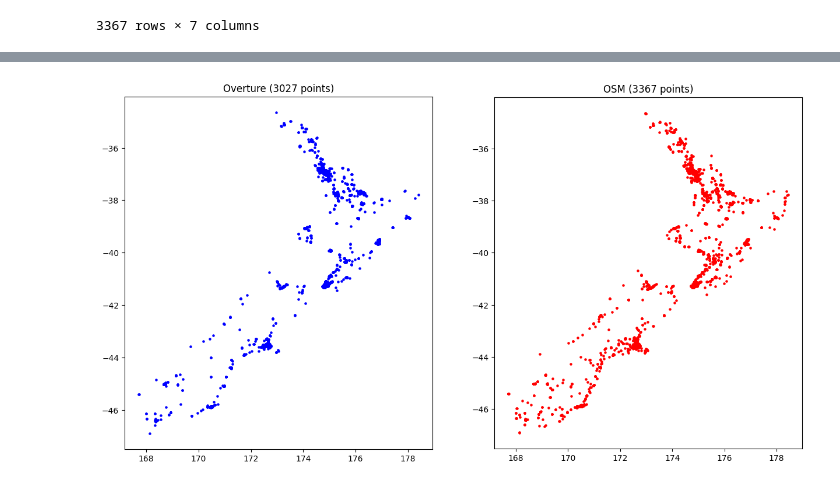
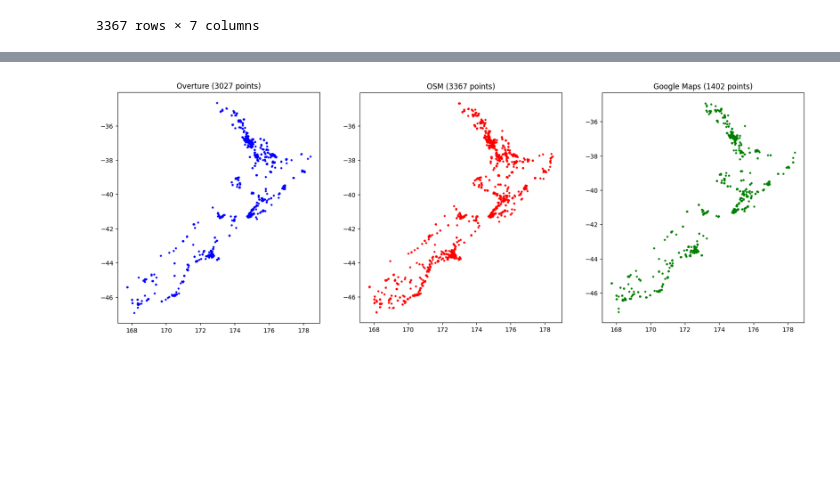
Before and after one commit to UoA-eResearch/religion, a Jupyter notebook: cross-check.ipynb, the cells around one changed output, grey strips where cells are left out. Drawn from its saved outputs; the diff is of its cells as text; code cells hidden in the pictures; blank space fills up the shorter version.

Commit message:
check gmaps too

```diff
--- a/cross-check.ipynb
+++ b/cross-check.ipynb
@@ -6,7 +6,7 @@ from shapely import box
 import matplotlib.pyplot as plt
 nz_bounds = box(163.08,-50.12,180,-31.31)
 # %%
-overture = pd.read_csv("https://github.com/UoA-eResearch/overture_nz/raw/main/overture_NZ.csv")
+overture = pd.read_csv("https://uoa-eresearch.github.io/overture_nz/overture_NZ.csv")
 # Add top level category from taxonomy
 overture_taxonomy = pd.read_csv("https://raw.githubusercontent.com/OvertureMaps/schema/main/task-force-docs/places/overture_categories.csv", sep=";")
 overture_taxonomy["Overture Taxonomy"] = overture_taxonomy["Overture Taxonomy"].apply(lambda s: s.strip("[]").split(","))
@@ -68,3 +68,7 @@ OSM
 | 1463003 | -41.342699 | 174.763751 | Wat Buddhacheymahaneat Theravada ... | buddhist | theravada | 1985 | POINT (174.76375 -41.34270) |
 | 1463310 | -37.016781 | 174.920605 | The Church of Jesus Christ of Lat... | christian | mormon | None | POINT (174.92060 -37.01678) |
 3367 rows × 7 columns
+# %%
+gmaps = gpd.read_file("https://uoa-eresearch.github.io/populartimes/data.geojson")
+gmaps = gmaps[gmaps.category.str.contains("church", na=False, case=False) & gmaps.within(nz_bounds)]
+gmaps
@@ -71,11 +89,14 @@ OSM
 # %%
-fig, (ax1, ax2) = plt.subplots(1, 2, figsize=(15,15))
+fig, (ax1, ax2, ax3) = plt.subplots(1, 3, figsize=(20,20))
 overture.plot(ax=ax1, color="blue", markersize=5)
 ax1.set_title(f"Overture ({len(overture)} points)")
 OSM.plot(ax=ax2, color="red", markersize=5)
 ax2.set_title(f"OSM ({len(OSM)} points)")
+gmaps.plot(ax=ax3, color="green", markersize=5)
+ax3.set_title(f"Google Maps ({len(gmaps)} points)")
 ax1.set_aspect('equal')
 ax2.set_aspect('equal')
+ax3.set_aspect('equal')
 plt.show()
 # %% [output]
-[figure, old version]
+[figure, new version]
```
Also changed, not shown: parts of 1 cell of this notebook.
